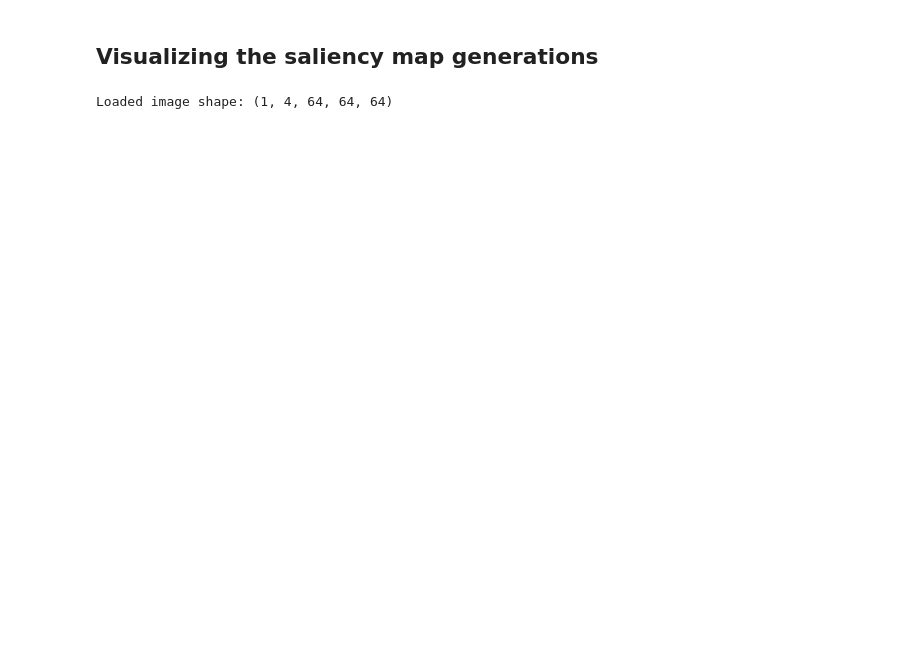
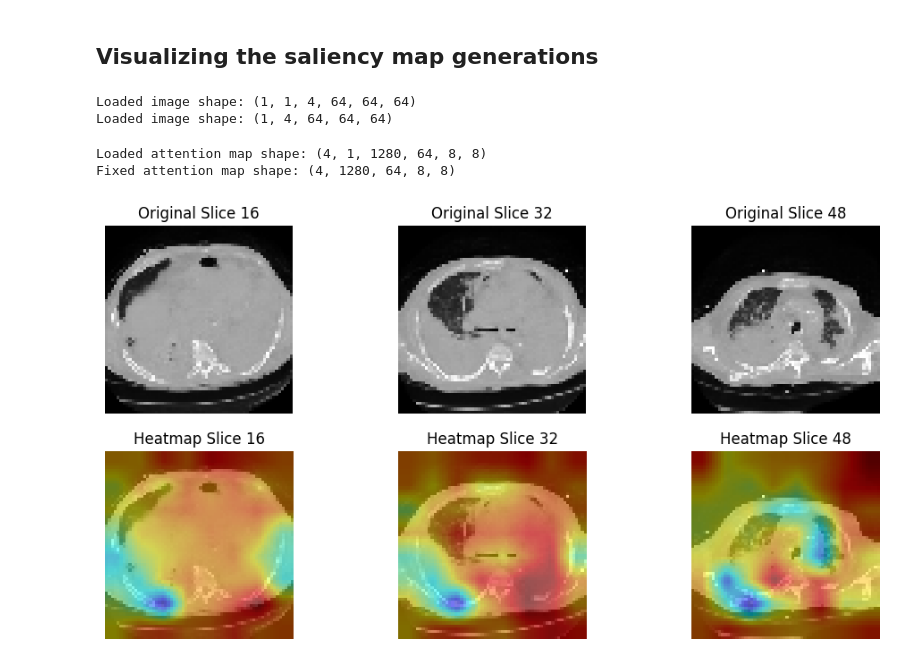
Before and after one commit to cmudig/MedsynBackend, a Jupyter notebook: src/Saliency.ipynb, the cells around one changed output. Drawn from its saved outputs; the diff is of its cells as text; code cells hidden in the pictures; blank space fills up the shorter version.

```diff
--- a/src/Saliency.ipynb
+++ b/src/Saliency.ipynb
@@ -61,27 +41,42 @@ import os
 import matplotlib.pyplot as plt
 import cv2
 
-generated_filename = "test_k2_sample_0.npy"
+generated_filename = "test_k3_sample_0.npy"
 output_folder = "/media/volume/gen-ai-volume/MedSyn/results/img_64_standard"
 image_path = os.path.join(output_folder, generated_filename)
 
 generated_image = np.load(image_path)  # Shape: (C, D, H, W) or (C, num_slices, height, width)
+print(f"Loaded image shape: {generated_image.shape}")  # Check image dimensions
+
+if generated_image.shape[1] == 1:  # Only squeeze axis=1 if it's 1
+    generated_image = np.squeeze(generated_image, axis=1)
 
 print(f"Loaded image shape: {generated_image.shape}")  # Check image dimensions
 # %% [output]
+Loaded image shape: (1, 1, 4, 64, 64, 64)
 Loaded image shape: (1, 4, 64, 64, 64)
 # %%
 # Define attention map path (modify filename if needed)
-attention_map_filename = "20250205145212nopleurale_sample_0_attention.npy"  # Change if necessary
+attention_map_filename = "test_k3_sample_0_attention.npy"  # Change if necessary
 attention_map_path = os.path.join(output_folder, attention_map_filename)
 
 # Load the attention maps
 if os.path.exists(attention_map_path):
     attention_maps = np.load(attention_map_path)  # Shape: (num_heads, Slices, Height, Width)
     print(f"Loaded attention map shape: {attention_maps.shape}")
+    # Check if dimension 1 is an unnecessary singleton
+    if attention_maps.shape[1] == 1:
+        attention_maps = attention_maps.squeeze(1)  # Removes singleton dimension
+
+    # Check final shape after squeeze
+    print(f"Fixed attention map shape: {attention_maps.shape}")
+
 else:
     print("Attention maps not found! Make sure they were saved.")
     attention_maps = None
+# %% [output]
+Loaded attention map shape: (4, 1, 1280, 64, 8, 8)
+Fixed attention map shape: (4, 1280, 64, 8, 8)
 # %%
 def overlay_attention_on_slice(image_slice, attention_slice, alpha=0.5):
     """
@@ -126,0 +121,40 @@ plt.show()
+# %%
+# Select slices for visualization
+num_slices = generated_image.shape[2]  # Depth of the image (D)
+selected_slices = [num_slices // 4, num_slices // 2, 3 * num_slices // 4]  # Select three slices
+
+plt.figure(figsize=(12, 6))
+
+for i, slice_idx in enumerate(selected_slices):
+    original_slice = generated_image[0, :, slice_idx, :, :]  # Extract original image slice
+
+    # Ensure grayscale shape (H, W)
+    if len(original_slice.shape) > 2:
+        original_slice = original_slice[0]  # Take the first channel if multi-channel
+
+    # Extract and process attention slice
+    attention_slice = attention_maps[:, 0, slice_idx, :, :].mean(axis=0)  # Average across attention heads
+    if len(attention_slice.shape) > 2:
+        attention_slice = attention_slice.squeeze()  # Ensure grayscale
+
+    # Overlay attention
+    overlay = overlay_attention_on_slice(original_slice, attention_slice)
+    # Flip images upside down
+    original_slice = np.flipud(original_slice)
+    attention_slice = np.flipud(attention_slice)
+    overlay = np.flipud(overlay)
+
+    # ✅ Display Original Image & Heatmap Side by Side
+    plt.subplot(2, len(selected_slices), i + 1)
+    plt.imshow(original_slice, cmap="gray")
+    plt.title(f"Original Slice {slice_idx}")
+    plt.axis("off")
+
+    plt.subplot(2, len(selected_slices), i + 1 + len(selected_slices))
+    plt.imshow(overlay, cmap="gray")
+    plt.title(f"Heatmap Slice {slice_idx}")
+    plt.axis("off")
+
+plt.show()
+# %% [output]
+[figure, added]
```
Also changed, not shown: parts of 5 cells of this notebook.
